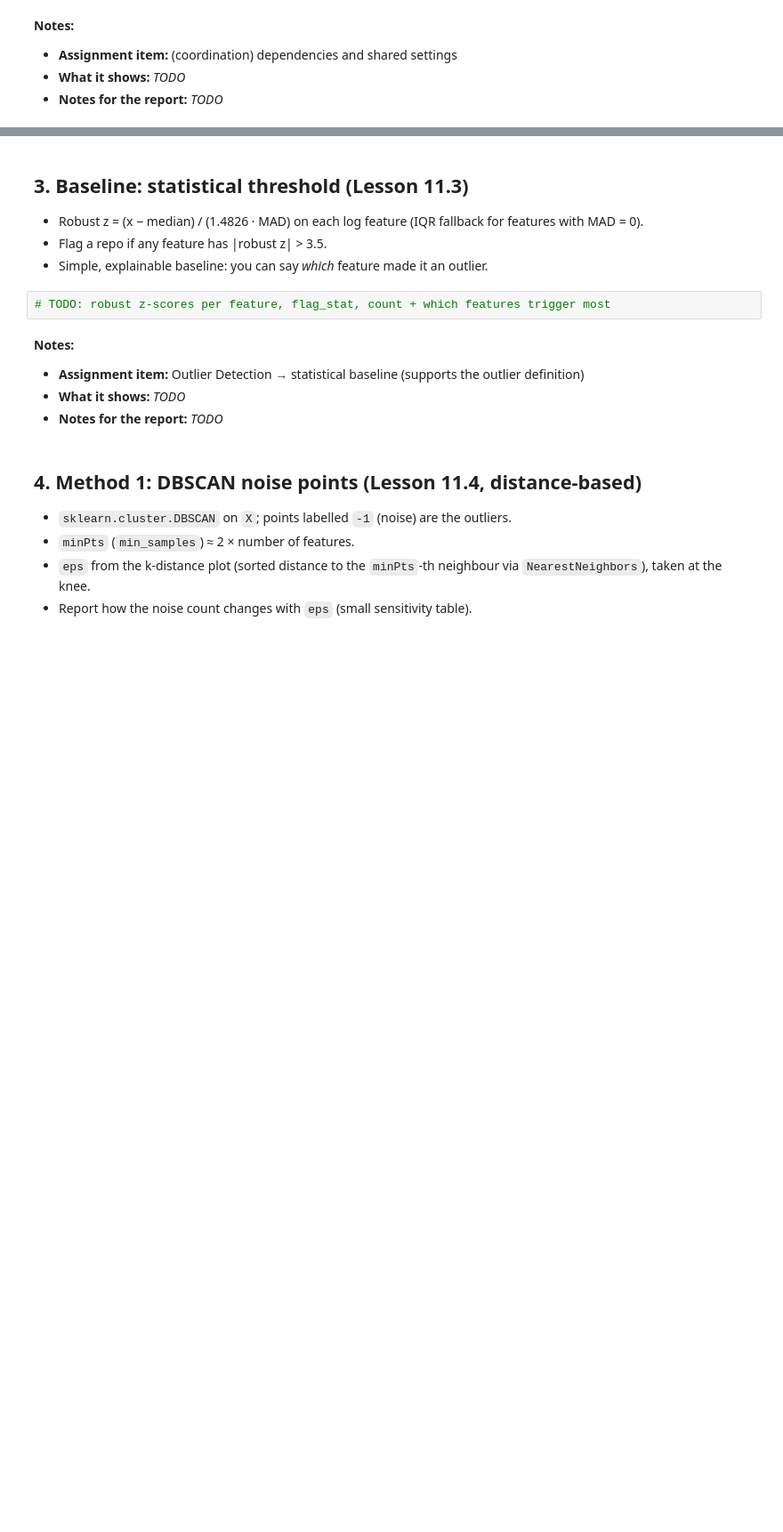
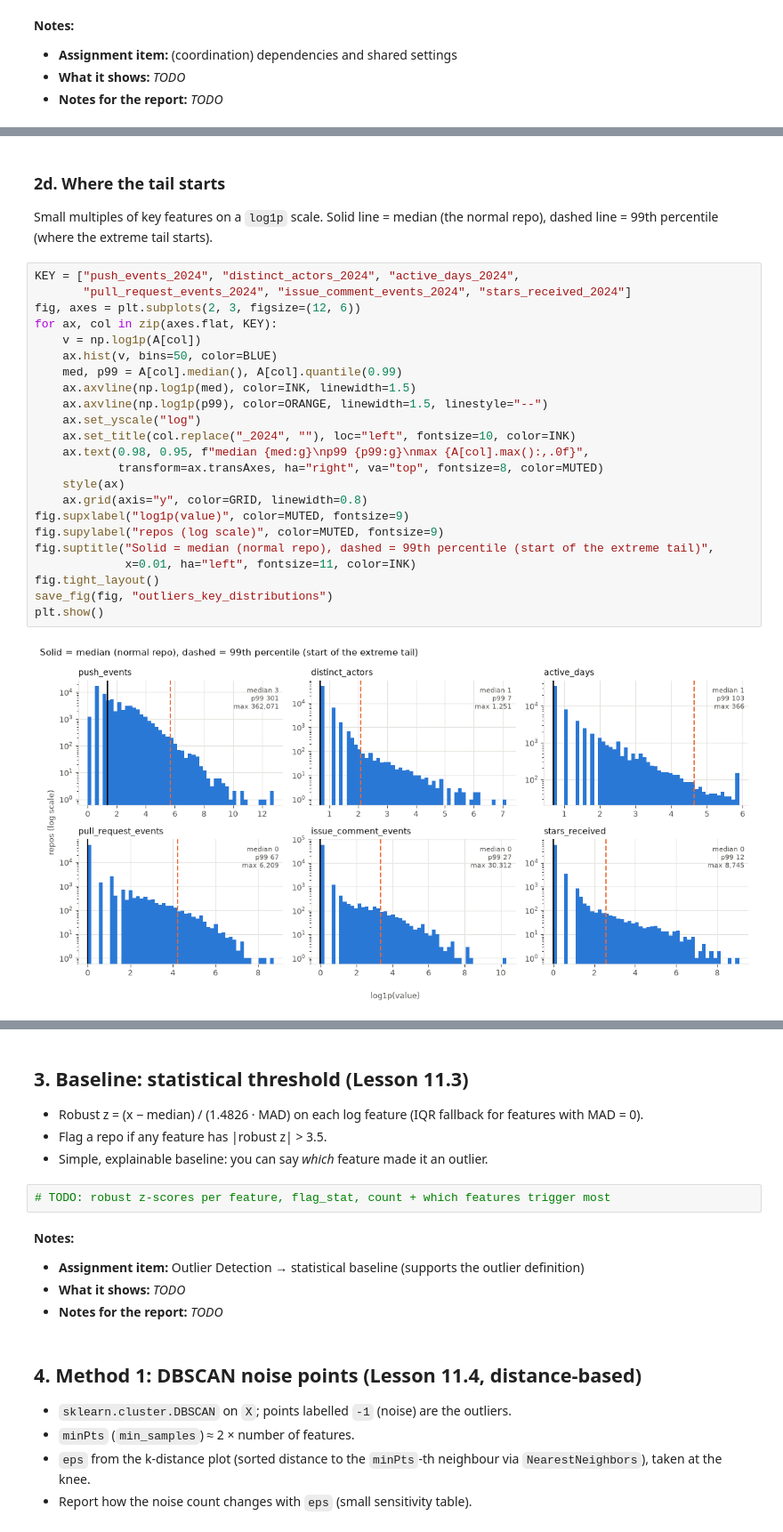
Before and after one commit to Miablo/decay-before-archival, a Jupyter notebook: notebooks/outlier_detection.ipynb, the cells around one changed output, grey strips where cells are left out. Shown at 89% size. Drawn from its saved outputs; the diff is of its cells as text; blank space fills up the shorter version.

```diff
--- a/notebooks/outlier_detection.ipynb
+++ b/notebooks/outlier_detection.ipynb
@@ -84,0 +209,29 @@ print(f"Table A: {len(A):,} rows x {A.shape[1]} cols")
+# %% [markdown]
+### 2d. Where the tail starts
+
+Small multiples of key features on a `log1p` scale. Solid line = median (the normal repo), dashed line = 99th percentile (where the extreme tail starts).
+# %%
+KEY = ["push_events_2024", "distinct_actors_2024", "active_days_2024",
+       "pull_request_events_2024", "issue_comment_events_2024", "stars_received_2024"]
+fig, axes = plt.subplots(2, 3, figsize=(12, 6))
+for ax, col in zip(axes.flat, KEY):
+    v = np.log1p(A[col])
+    ax.hist(v, bins=50, color=BLUE)
+    med, p99 = A[col].median(), A[col].quantile(0.99)
+    ax.axvline(np.log1p(med), color=INK, linewidth=1.5)
+    ax.axvline(np.log1p(p99), color=ORANGE, linewidth=1.5, linestyle="--")
+    ax.set_yscale("log")
+    ax.set_title(col.replace("_2024", ""), loc="left", fontsize=10, color=INK)
+    ax.text(0.98, 0.95, f"median {med:g}\np99 {p99:g}\nmax {A[col].max():,.0f}",
+            transform=ax.transAxes, ha="right", va="top", fontsize=8, color=MUTED)
+    style(ax)
+    ax.grid(axis="y", color=GRID, linewidth=0.8)
+fig.supxlabel("log1p(value)", color=MUTED, fontsize=9)
+fig.supylabel("repos (log scale)", color=MUTED, fontsize=9)
+fig.suptitle("Solid = median (normal repo), dashed = 99th percentile (start of the extreme tail)",
+             x=0.01, ha="left", fontsize=11, color=INK)
+fig.tight_layout()
+save_fig(fig, "outliers_key_distributions")
+plt.show()
+# %% [output]
+[figure, added]
```
Also changed, not shown: parts of 28 cells of this notebook, 5 other files.
